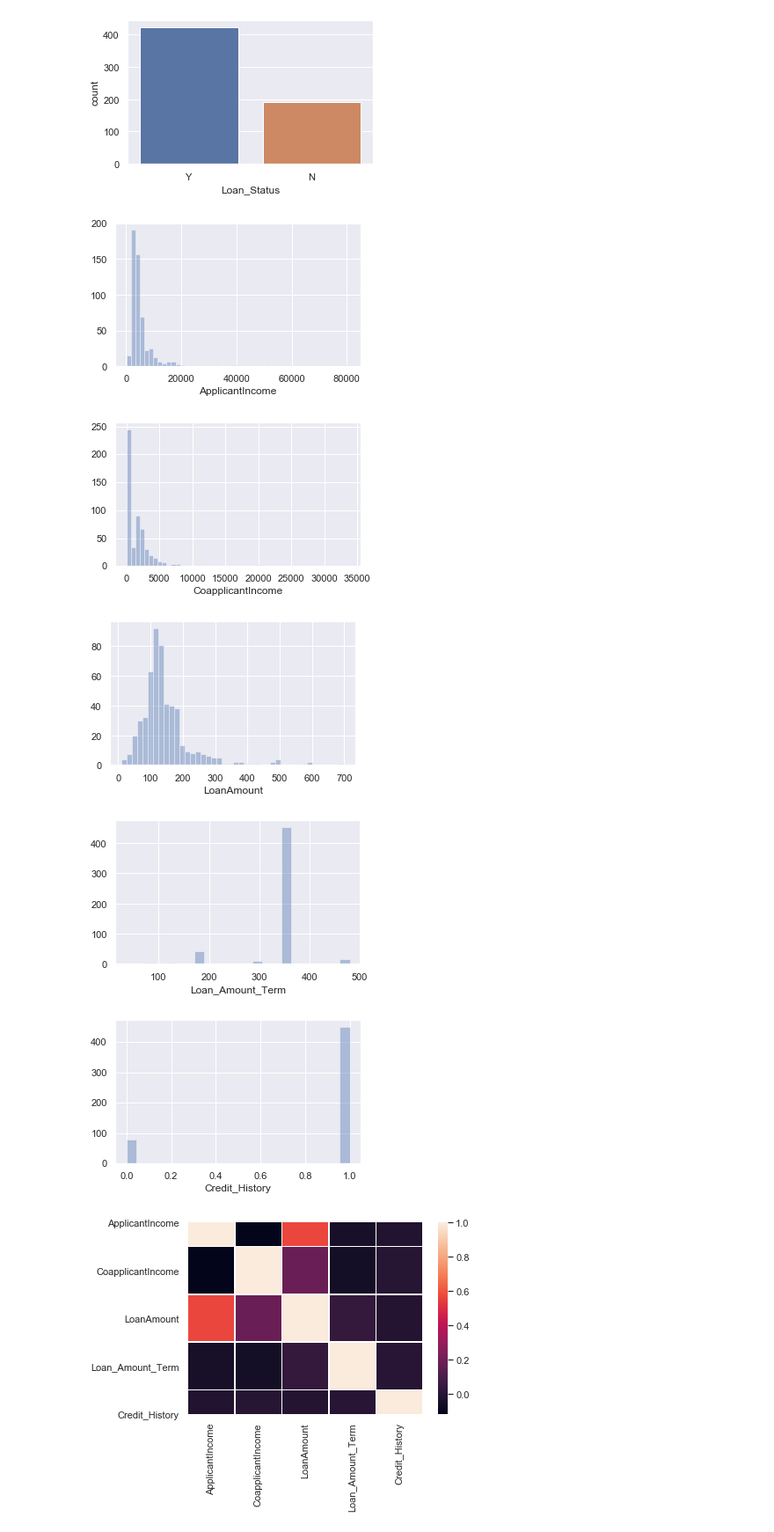
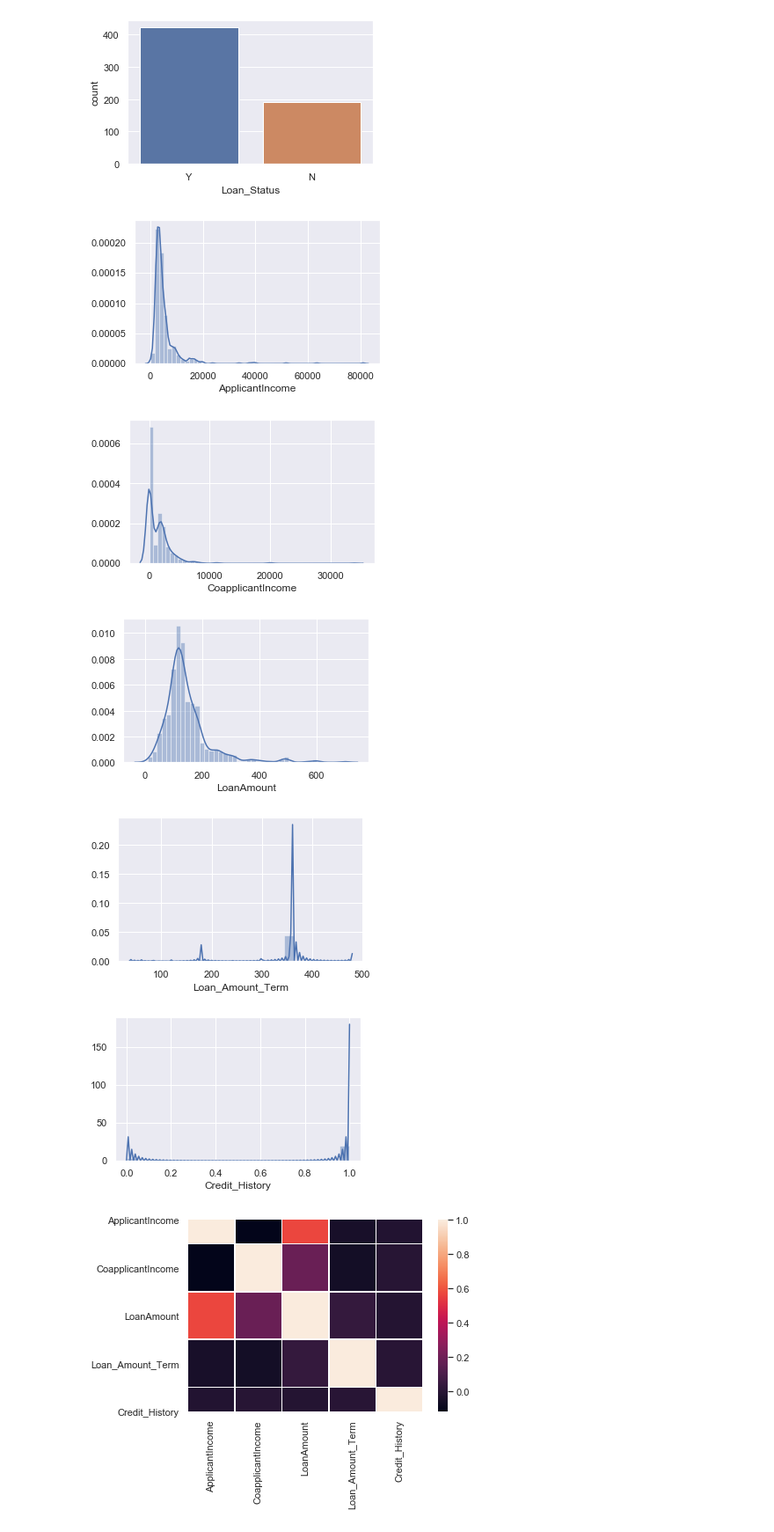
Before and after one commit to Komputasi-Boys/Practice_1, a Jupyter notebook: Practice - 3/Practice- 3 - Revised.ipynb, the cells around one changed output. Shown at 88% size. Saved outputs shown, nothing was run; the diff lists cells and outputs as text; code cells hidden in the pictures.

```diff
--- a/Practice - 3/Practice- 3 - Revised.ipynb
+++ b/Practice - 3/Practice- 3 - Revised.ipynb
@@ -115,17 +119,17 @@ for column in df_train_cat.columns[1:]:
 # %%
 #numeric distribution
 
 for column in df_train_numeric.columns:
     sns.set()
     fig, ax = plt.subplots()
-    sns.distplot(df_train_numeric[column], kde = False)
+    sns.distplot(df_train_numeric[column])
     fig.set_size_inches(5, 3)
 # %% [output]
-[figure, old version]
+[figure, new version]
-[figure, old version]
+[figure, new version]
-[figure, old version]
+[figure, new version]
-[figure, old version]
+[figure, new version]
-[figure, old version]
+[figure, new version]
 # %%
 #correlation matrix
 sns.heatmap(df_train.corr(), linewidths=.5)
```
Also changed, not shown: parts of 25 cells of this notebook.
